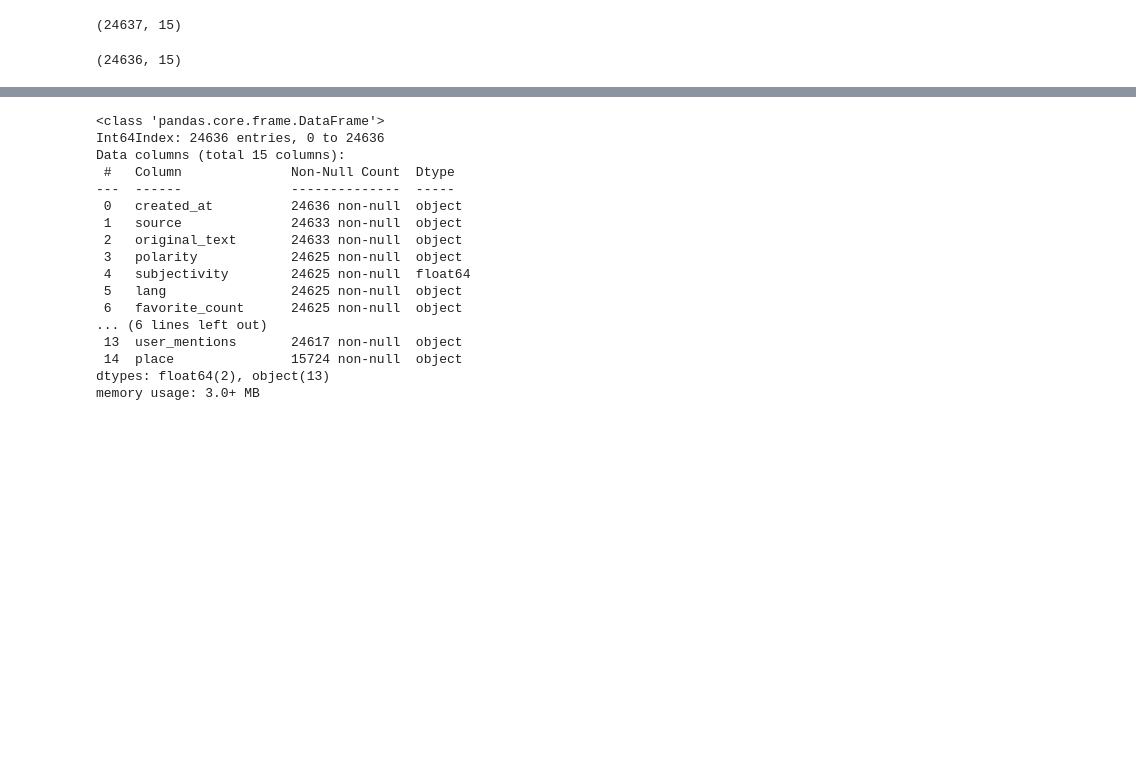
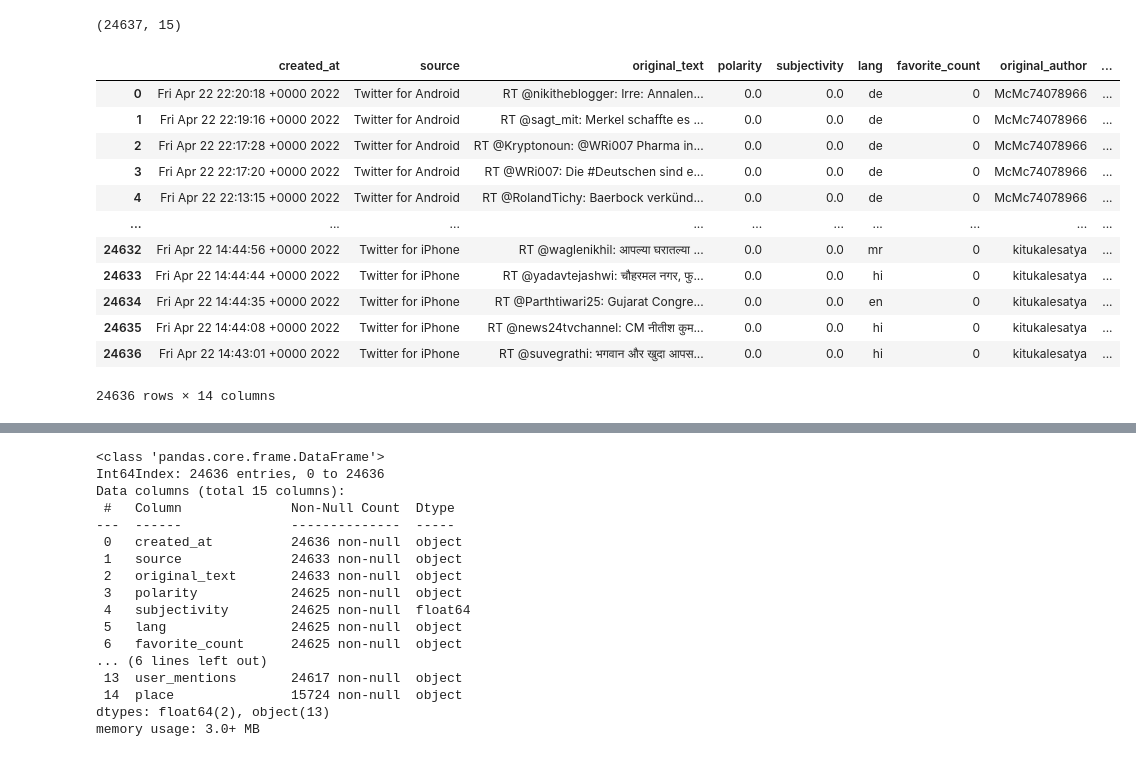
Before and after one commit to user16-et/Twitter-Data-Analysis, a Jupyter notebook: notebook/economic_twiter.ipynb, the cells around one changed output, grey strips where cells are left out. Drawn from its saved outputs; the diff is of its cells as text; code cells hidden in the pictures; blank space fills up the shorter version.

```diff
--- a/notebook/economic_twiter.ipynb
+++ b/notebook/economic_twiter.ipynb
@@ -102,8 +102,20 @@ df.shape
 (24637, 15)
 # %%
  df.drop_duplicates(inplace=True)
-# %%
-df.shape
-# %% [output]
-(24636, 15)
+# %%
+ df.drop(["retweet_count"], axis=1)
+# %% [output]
+|  | created_at | source | original_text | polarity | subjectivity | lang | favorite_count | original_author | ... |
+| 0 | Fri Apr 22 22:20:18 +0000 2022 | Twitter for Android | RT @nikitheblogger: Irre: Annalen... | 0.0 | 0.0 | de | 0 | McMc74078966 | ... |
+| 1 | Fri Apr 22 22:19:16 +0000 2022 | Twitter for Android | RT @sagt_mit: Merkel schaffte es ... | 0.0 | 0.0 | de | 0 | McMc74078966 | ... |
+| 2 | Fri Apr 22 22:17:28 +0000 2022 | Twitter for Android | RT @Kryptonoun: @WRi007 Pharma in... | 0.0 | 0.0 | de | 0 | McMc74078966 | ... |
+| 3 | Fri Apr 22 22:17:20 +0000 2022 | Twitter for Android | RT @WRi007: Die #Deutschen sind e... | 0.0 | 0.0 | de | 0 | McMc74078966 | ... |
+| 4 | Fri Apr 22 22:13:15 +0000 2022 | Twitter for Android | RT @RolandTichy: Baerbock verkünd... | 0.0 | 0.0 | de | 0 | McMc74078966 | ... |
+| ... | ... | ... | ... | ... | ... | ... | ... | ... | ... |
+| 24632 | Fri Apr 22 14:44:56 +0000 2022 | Twitter for iPhone | RT @waglenikhil: आपल्या घरातल्या ... | 0.0 | 0.0 | mr | 0 | kitukalesatya | ... |
+| 24633 | Fri Apr 22 14:44:44 +0000 2022 | Twitter for iPhone | RT @yadavtejashwi: चौहरमल नगर, फु... | 0.0 | 0.0 | hi | 0 | kitukalesatya | ... |
+| 24634 | Fri Apr 22 14:44:35 +0000 2022 | Twitter for iPhone | RT @Parthtiwari25: Gujarat Congre... | 0.0 | 0.0 | en | 0 | kitukalesatya | ... |
+| 24635 | Fri Apr 22 14:44:08 +0000 2022 | Twitter for iPhone | RT @news24tvchannel: CM नीतीश कुम... | 0.0 | 0.0 | hi | 0 | kitukalesatya | ... |
+| 24636 | Fri Apr 22 14:43:01 +0000 2022 | Twitter for iPhone | RT @suvegrathi: भगवान और खुदा आपस... | 0.0 | 0.0 | hi | 0 | kitukalesatya | ... |
+24636 rows × 14 columns
 # %%
```
Also changed, not shown: parts of 5 cells of this notebook.
